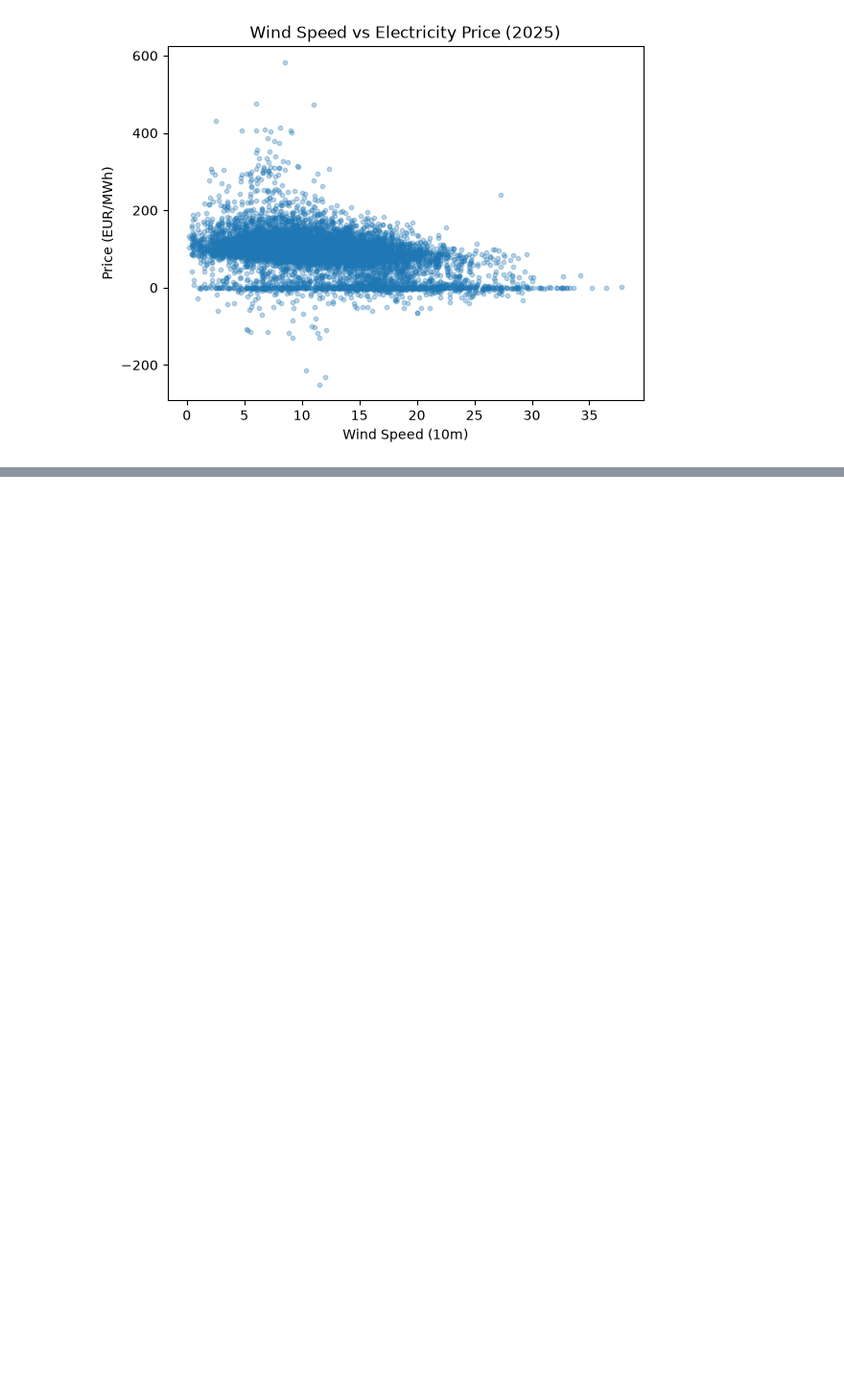
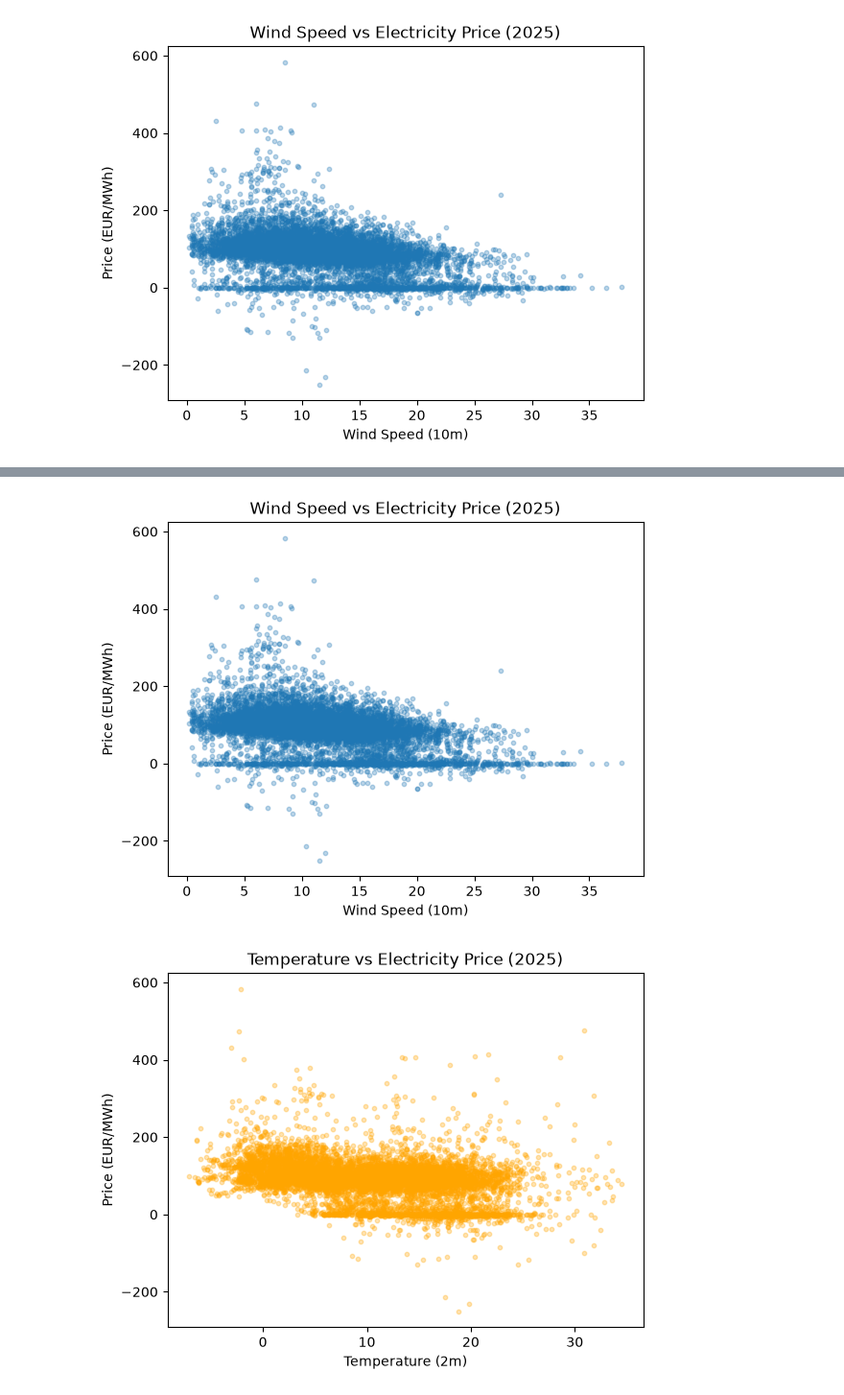
Before and after one commit to imon333/DE_Electricity_price_forecasting, a Jupyter notebook: notebooks/eda.ipynb, the cells around one changed output, grey strips where cells are left out. Shown at 96% size. Cells and saved outputs as stored; diff of their text form; code cells hidden in the pictures; blank space fills up the shorter version.

```diff
--- a/notebooks/eda.ipynb
+++ b/notebooks/eda.ipynb
@@ -52,0 +91,23 @@ plt.show()
+# %%
+# save the wind speed chart
+
+# Save wind speed chart
+fig1, ax1 = plt.subplots()
+ax1.scatter(df["wind_speed_10m"], df["price"], alpha=0.3, s=10)
+ax1.set_xlabel("Wind Speed (10m)")
+ax1.set_ylabel("Price (EUR/MWh)")
+ax1.set_title("Wind Speed vs Electricity Price (2025)")
+fig1.savefig("../outputs/figures/wind_vs_price.png")
+plt.show()
+
+# Save temperature chart
+fig2, ax2 = plt.subplots()
+ax2.scatter(df["temperature_2m"], df["price"], alpha=0.3, s=10, color="orange")
+ax2.set_xlabel("Temperature (2m)")
+ax2.set_ylabel("Price (EUR/MWh)")
+ax2.set_title("Temperature vs Electricity Price (2025)")
+fig2.savefig("../outputs/figures/temp_vs_price.png")
+plt.show()
+# %% [output]
+[figure, added]
+[figure, added]
```
Also changed, not shown: parts of 3 cells of this notebook, 2 other files.
